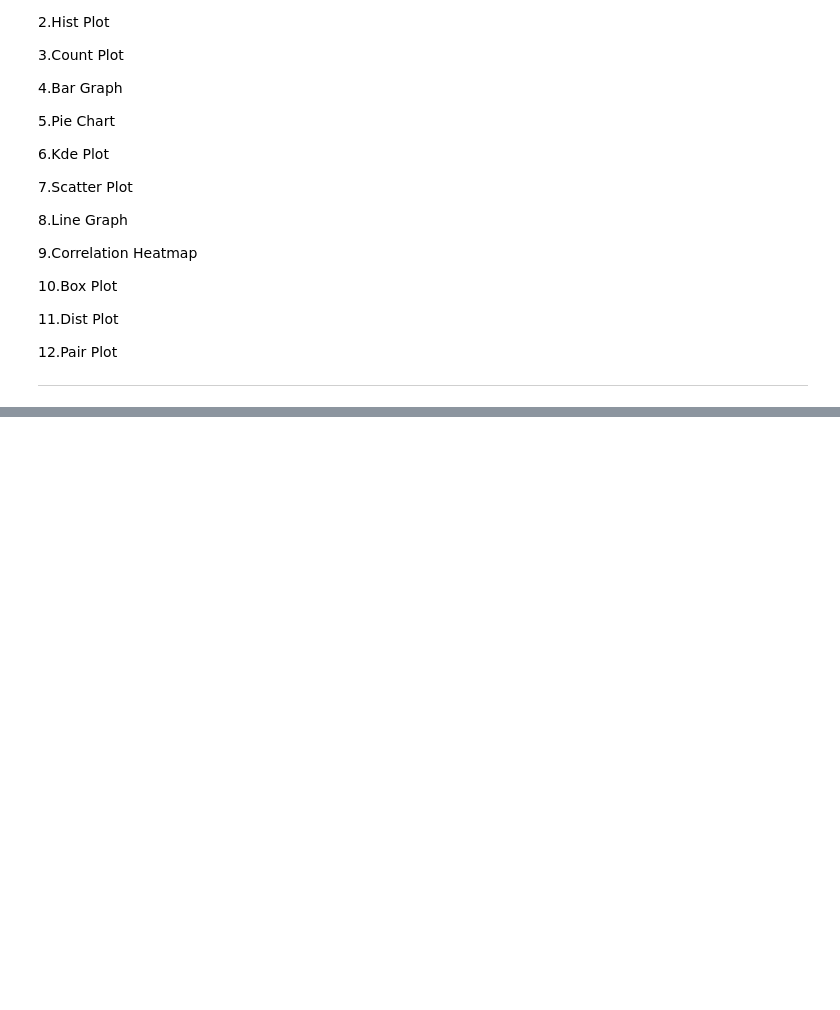
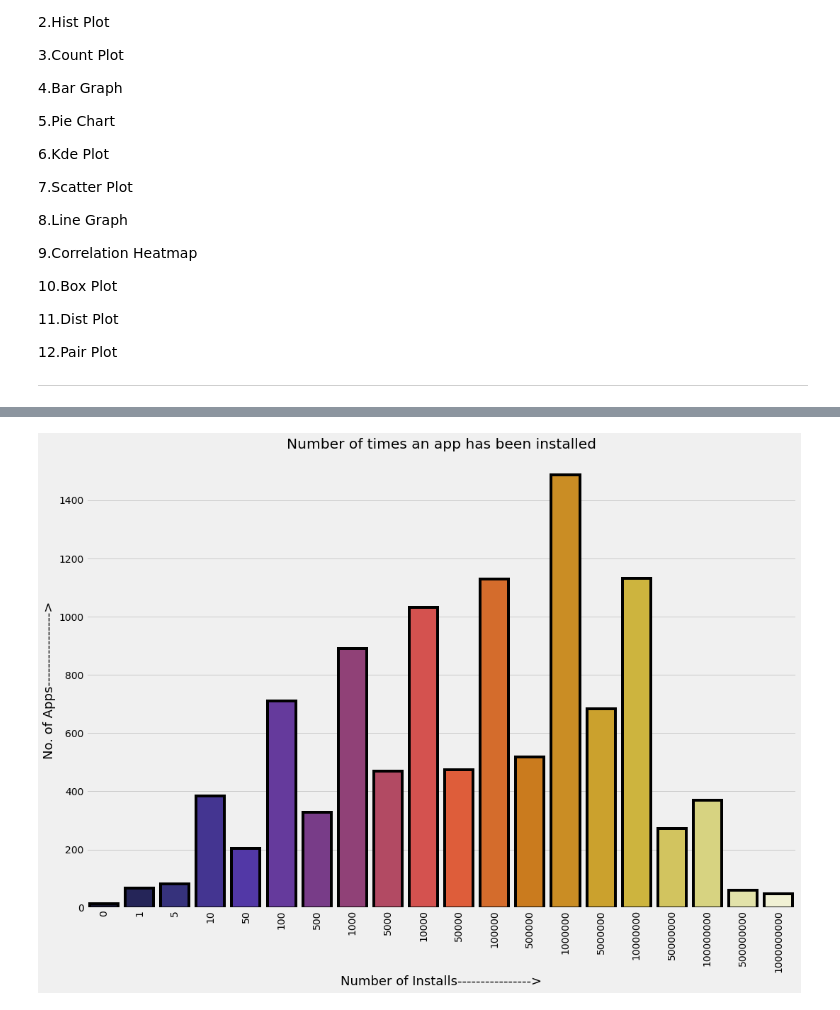
Before and after one commit to amol004/Google-Play-Store-EDA, a Jupyter notebook: Capstone_project_Google_play_store_review_analysis_(EDA)_Notebook_{Amol_Thakur}.ipynb, the cells around one changed output, grey strips where cells are left out. Cells and saved outputs as stored; diff of their text form; code cells hidden in the pictures; blank space fills up the shorter version.

```diff
--- a/Capstone_project_Google_play_store_review_analysis_(EDA)_Notebook_{Amol_Thakur}.ipynb
+++ b/Capstone_project_Google_play_store_review_analysis_(EDA)_Notebook_{Amol_Thakur}.ipynb
@@ -412,0 +449,10 @@ memory usage: 1.4+ MB
+# %%
+# Finding out how many times an app has been installed using countplot
+plt.figure(figsize=(16,11)) # figure size
+sns.countplot("Installs",data=play_df,palette="CMRmap",ec="black",lw=4) # initializing countplot using seaborn and passing necessary arguments
+plt.xticks(rotation=90) # to rotate values on X-axis so that they dont collide with each other
+plt.xlabel("Number of Installs---------------->",fontsize=18) # X-axis label
+plt.ylabel("No. of Apps---------------->",fontsize=18) # label at Y-axis
+plt.title("Number of times an app has been installed"); # Title
+# %% [output]
+[figure, added]
```
Also changed, not shown: parts of 12 cells of this notebook.
